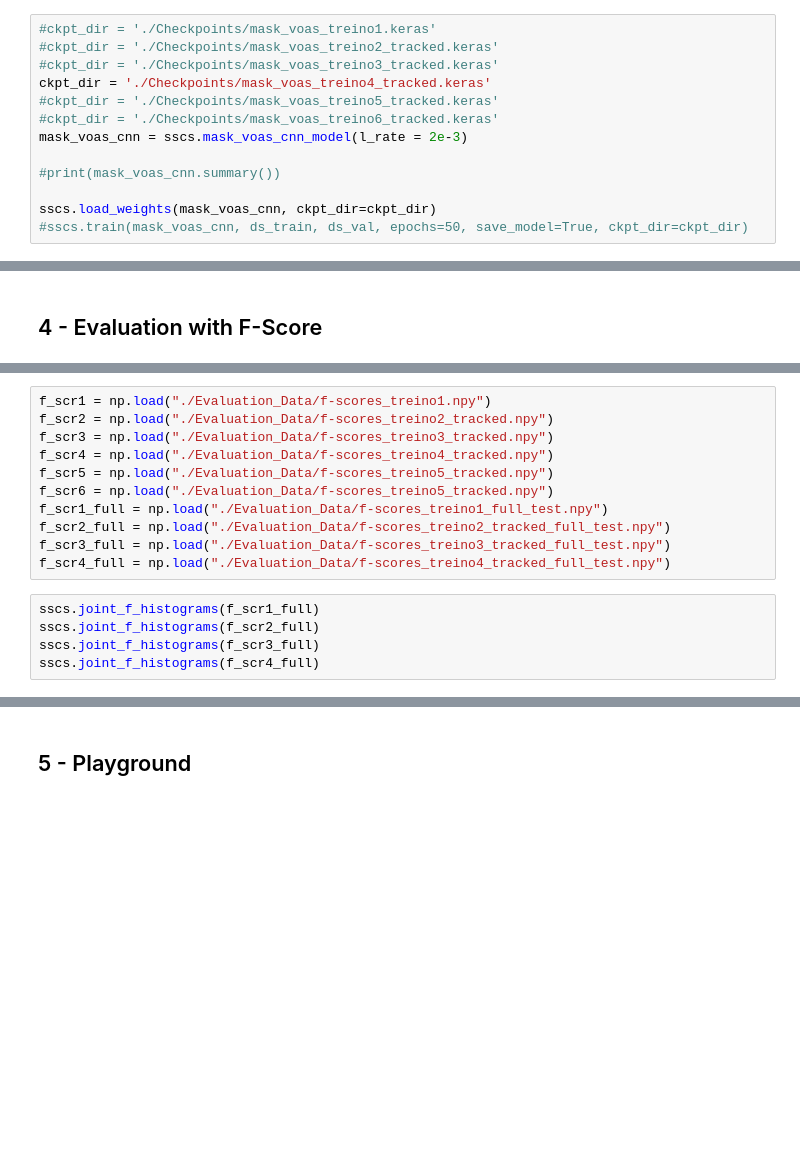
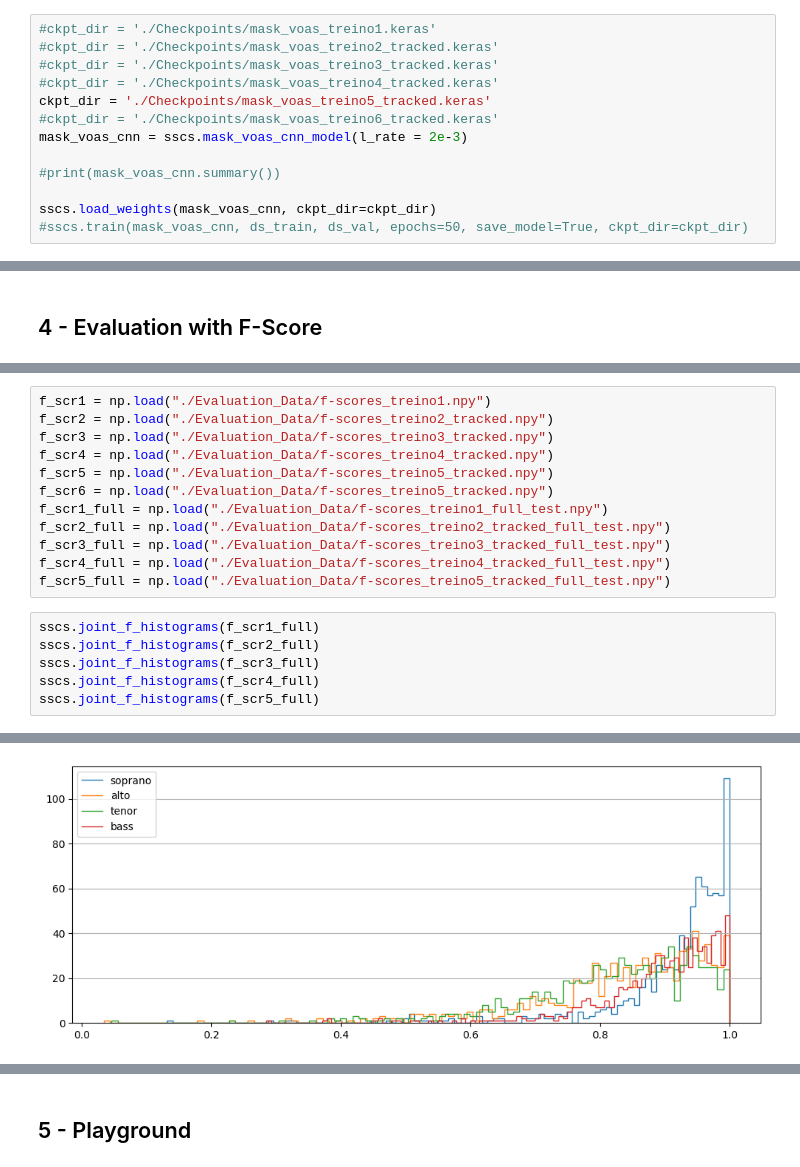
Before and after one commit to Xornotor/VocalAssignment-SSCS, a Jupyter notebook: SSCS_Training.ipynb, the cells around one changed output, grey strips where cells are left out. Drawn from its saved outputs; the diff is of its cells as text; blank space fills up the shorter version.

Commit message:
Treino 5: Full test set F-score eval

```diff
--- a/SSCS_Training.ipynb
+++ b/SSCS_Training.ipynb
@@ -59,8 +30,8 @@ Your kernel may have been built without NUMA support.
 #ckpt_dir = './Checkpoints/mask_voas_treino1.keras'
 #ckpt_dir = './Checkpoints/mask_voas_treino2_tracked.keras'
 #ckpt_dir = './Checkpoints/mask_voas_treino3_tracked.keras'
-ckpt_dir = './Checkpoints/mask_voas_treino4_tracked.keras'
-#ckpt_dir = './Checkpoints/mask_voas_treino5_tracked.keras'
+#ckpt_dir = './Checkpoints/mask_voas_treino4_tracked.keras'
+ckpt_dir = './Checkpoints/mask_voas_treino5_tracked.keras'
 #ckpt_dir = './Checkpoints/mask_voas_treino6_tracked.keras'
 mask_voas_cnn = sscs.mask_voas_cnn_model(l_rate = 2e-3)
 
@@ -208,16 +90,19 @@ f_scr1_full = np.load("./Evaluation_Data/f-scores_treino1_full_test.npy")
 f_scr2_full = np.load("./Evaluation_Data/f-scores_treino2_tracked_full_test.npy")
 f_scr3_full = np.load("./Evaluation_Data/f-scores_treino3_tracked_full_test.npy")
 f_scr4_full = np.load("./Evaluation_Data/f-scores_treino4_tracked_full_test.npy")
+f_scr5_full = np.load("./Evaluation_Data/f-scores_treino5_tracked_full_test.npy")
 # %%
 sscs.joint_f_histograms(f_scr1_full)
 sscs.joint_f_histograms(f_scr2_full)
 sscs.joint_f_histograms(f_scr3_full)
 sscs.joint_f_histograms(f_scr4_full)
+sscs.joint_f_histograms(f_scr5_full)
 # %% [output]
 [figure]
 [figure]
 [figure]
 [figure]
+[figure, added]
 # %%
 sscs.voice_f_histograms(f_scr1_full)
 sscs.voice_f_histograms(f_scr2_full)
```
Also changed, not shown: parts of 6 cells of this notebook, 1 other file.
